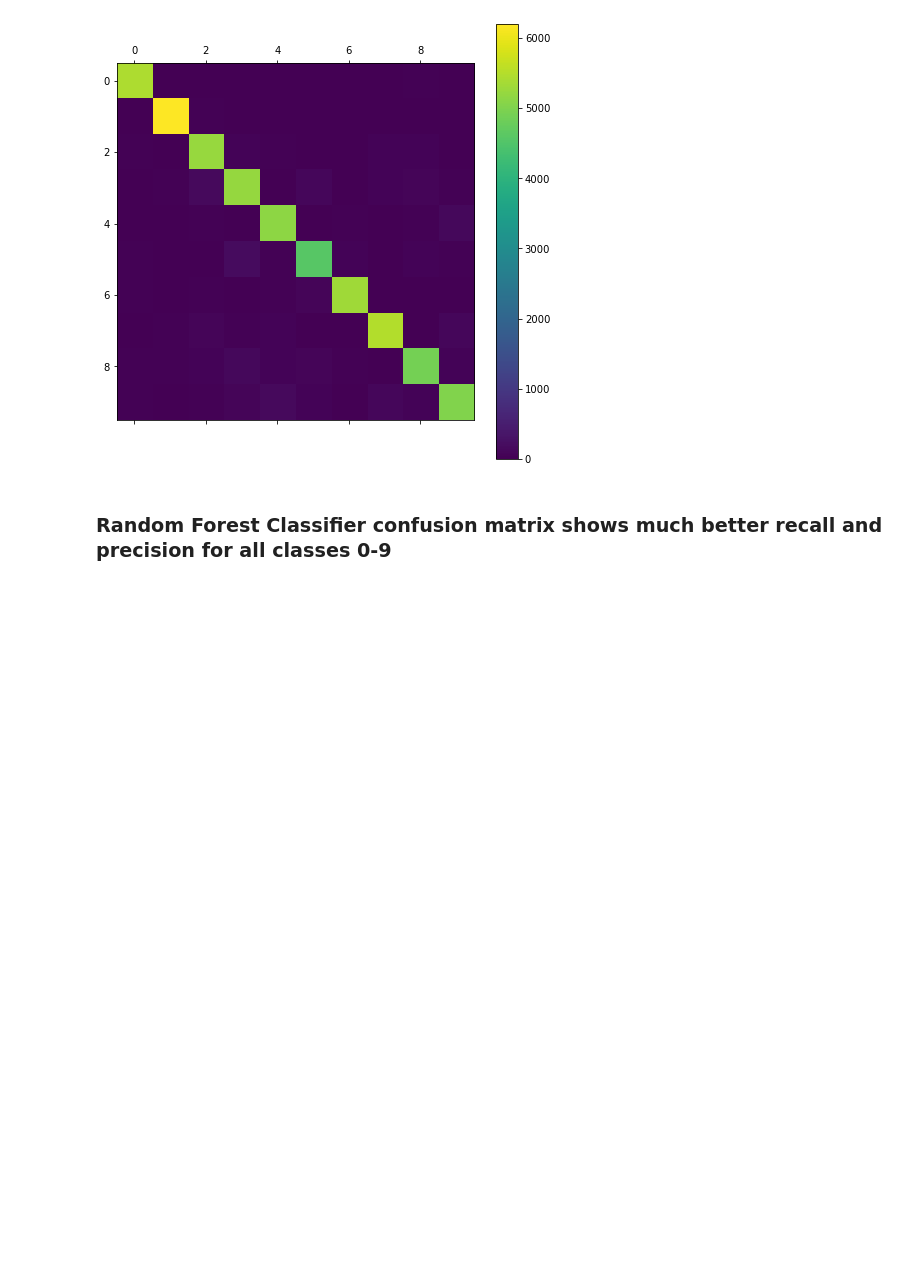
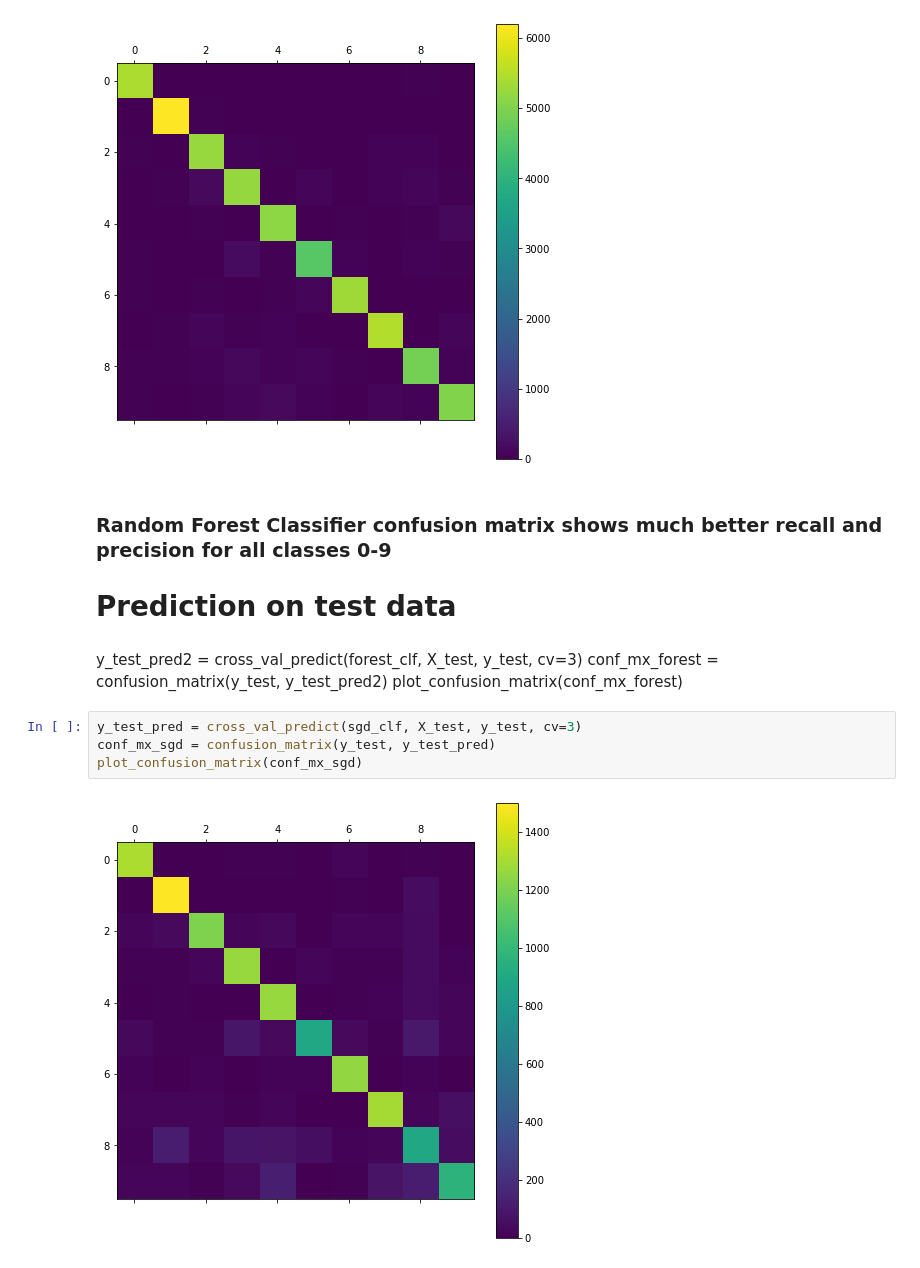
Before and after one commit to arshsinghphd/DataScienceProjects_Python, a Jupyter notebook: 02.Multi_level_classification_digits.ipynb, the cells around one changed output. Saved outputs shown, nothing was run; the diff lists cells and outputs as text; blank space fills up the shorter version.

```diff
--- a/02.Multi_level_classification_digits.ipynb
+++ b/02.Multi_level_classification_digits.ipynb
@@ -95,3 +95,15 @@ plot_confusion_matrix(conf_mx_forest)
 [figure]
 # %% [markdown]
 ### Random Forest Classifier confusion matrix shows much better recall and precision for all classes 0-9
+
+# Prediction on test data
+# %% [markdown]
+y_test_pred2 = cross_val_predict(forest_clf, X_test, y_test, cv=3)
+conf_mx_forest = confusion_matrix(y_test, y_test_pred2)
+plot_confusion_matrix(conf_mx_forest)
+# %%
+y_test_pred = cross_val_predict(sgd_clf, X_test, y_test, cv=3)
+conf_mx_sgd = confusion_matrix(y_test, y_test_pred)
+plot_confusion_matrix(conf_mx_sgd)
+# %% [output]
+[figure, added]
```
Also changed, not shown: parts of 8 cells of this notebook.
